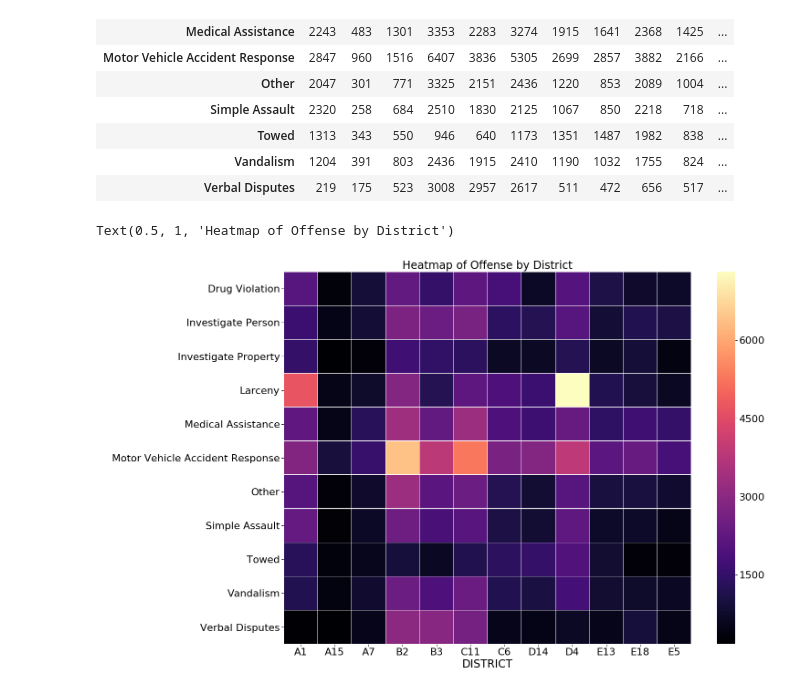
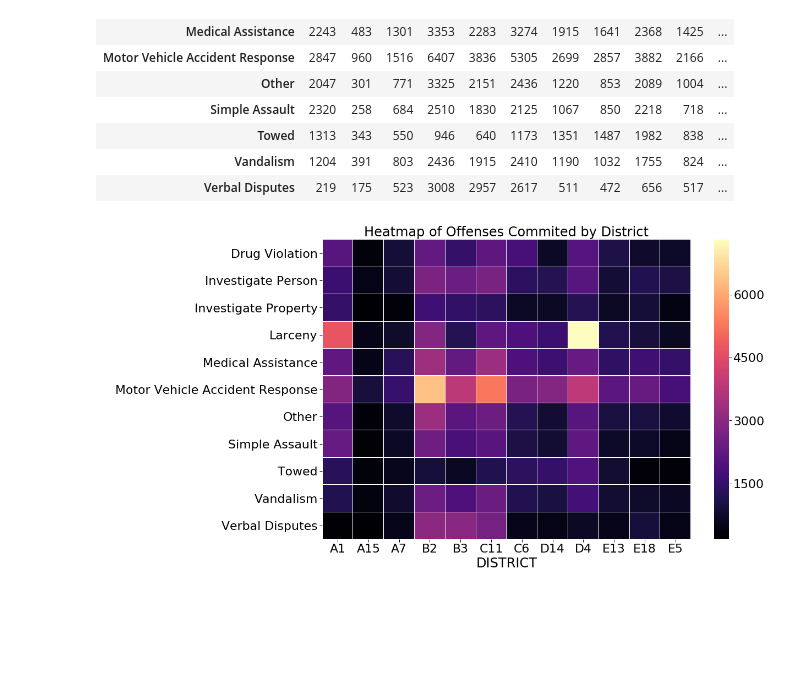
Before and after one commit to SpacePatroller/Boston_Crime_Data, a Jupyter notebook: Crime Data EDA.ipynb, the cells around one changed output. Cells and saved outputs as stored; diff of their text form; code cells hidden in the pictures; blank space fills up the shorter version.

```diff
--- a/Crime Data EDA.ipynb
+++ b/Crime Data EDA.ipynb
@@ -225,13 +225,12 @@ offenseHeatDf
 | Vandalism | 1204 | 391 | 803 | 2436 | 1915 | 2410 | 1190 | 1032 | 1755 | 824 | ... |
 | Verbal Disputes | 219 | 175 | 523 | 3008 | 2957 | 2617 | 511 | 472 | 656 | 517 | ... |
 # %%
-figure = plt.figure(figsize=(20,15))
+figure = plt.figure(figsize=(15,10))
 
 sns.heatmap(offenseHeatDf,linecolor='white',linewidth=.1,cmap='magma')
 plt.ylabel(' ')
 plt.ylabel(' ')
 plt.title('Heatmap of Offenses Commited by District')
-plt.savefig('images/districtsOf')
+plt.savefig('images/districtsOffenseHeatMap.png',bbox_inches='tight')
 # %% [output]
-Text(0.5, 1, 'Heatmap of Offense by District')
-[figure, old version]
+[figure, new version]
```
